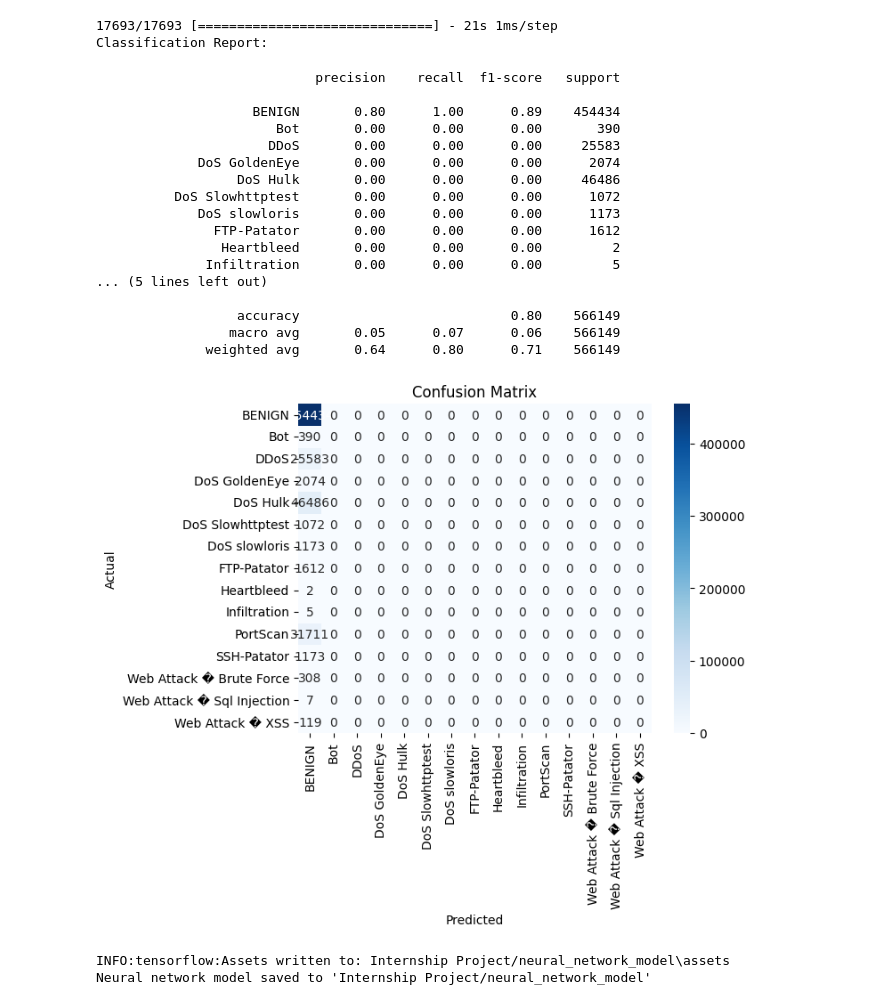
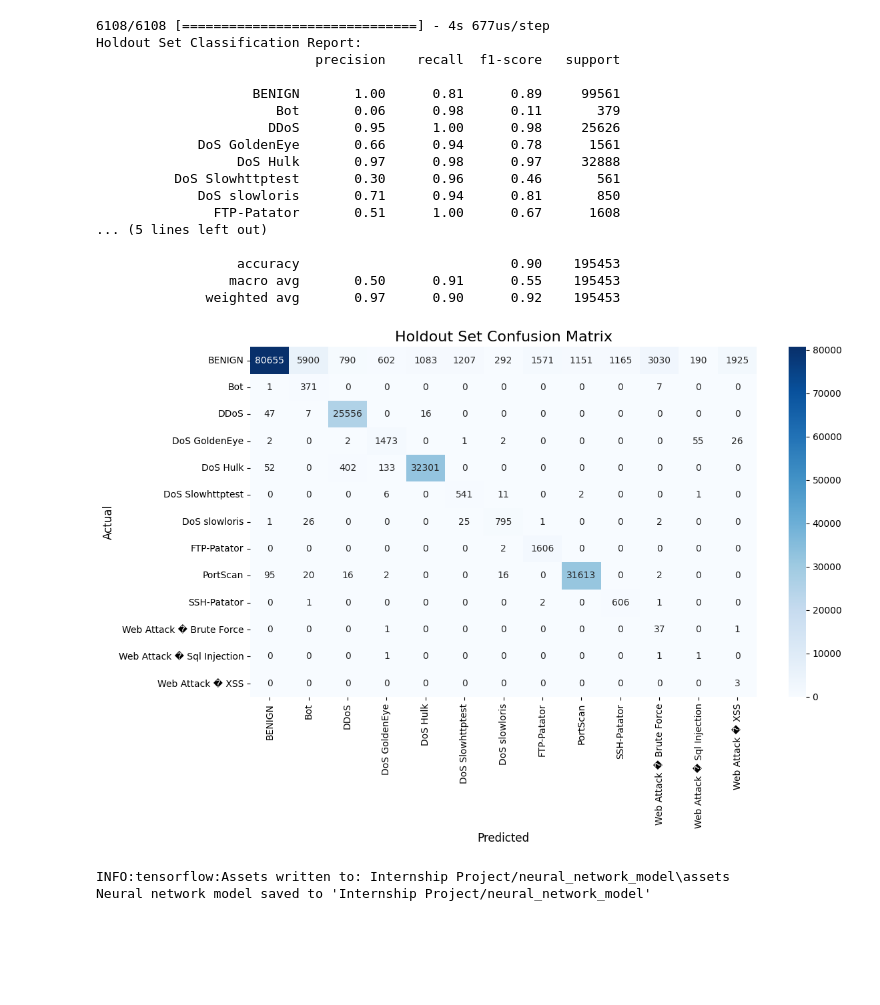
Before and after one commit to kalebhings/Network-Activity-Detection, a Jupyter notebook: NeuralNetworkModel.ipynb, the cells around one changed output. Saved outputs shown, nothing was run; the diff lists cells and outputs as text; code cells hidden in the pictures; blank space fills up the shorter version.

```diff
--- a/NeuralNetworkModel.ipynb
+++ b/NeuralNetworkModel.ipynb
@@ -132,16 +229,16 @@ model.compile(optimizer='adam',
 # %%
-# Add early stopping and learning rate scheduler callbacks
-early_stopping = tf.keras.callbacks.EarlyStopping(
+# Add early stopping and learning rate scheduler
+early_stopping = EarlyStopping(
     monitor='val_loss',
-    patience=5,  # Number of epochs with no improvement after which training will be stopped
+    patience=12,
     restore_best_weights=True
 )
 
-reduce_lr = tf.keras.callbacks.ReduceLROnPlateau(
+reduce_lr = ReduceLROnPlateau(
     monitor='val_loss',
     factor=0.2,
-    patience=3,  # Number of epochs with no improvement before reducing the learning rate
-    min_lr=1e-6  # Minimum learning rate
+    patience=5,
+    min_lr=0.00001
 )
 
 # Train the model
@@ -149,9 +246,9 @@ print("Training the neural network with early stopping and learning rate schedul
 history = model.fit(
     X_train,
     y_train,
-    epochs=100,  # Set a high number of epochs; early stopping will prevent overtraining
-    batch_size=128,
-    validation_split=0.2,
+    epochs=150,
+    batch_size=500,
+    validation_data=(X_validation, y_validation),
     verbose=2,
     callbacks=[early_stopping, reduce_lr]
 )
@@ -181,38 +273,40 @@ Test Accuracy: 0.8026756048202515
 # %%
-# Generate predictions and classification report
-y_pred = np.argmax(model.predict(X_test), axis=1)
-print("Classification Report:")
-print(classification_report(y_test, y_pred, target_names=label_encoder.classes_))
+# Evaluate the model on the holdout set
+y_holdout_pred_prob = model.predict(X_holdout)
+y_holdout_pred = np.argmax(y_holdout_pred_prob, axis=1)
+
+print("Holdout Set Classification Report:")
+print(classification_report(y_holdout, y_holdout_pred, target_names=label_encoder.classes_))
 # %% [output]
-17693/17693 [==============================] - 21s 1ms/step
-Classification Report:
+6108/6108 [==============================] - 4s 677us/step
+Holdout Set Classification Report:
+                            precision    recall  f1-score   support
+
+                    BENIGN       1.00      0.81      0.89     99561
+                       Bot       0.06      0.98      0.11       379
+                      DDoS       0.95      1.00      0.98     25626
+             DoS GoldenEye       0.66      0.94      0.78      1561
+                  DoS Hulk       0.97      0.98      0.97     32888
+          DoS Slowhttptest       0.30      0.96      0.46       561
+             DoS slowloris       0.71      0.94      0.81       850
+               FTP-Patator       0.51      1.00      0.67      1608
+... (5 lines left out)
+
+                  accuracy                           0.90    195453
+                 macro avg       0.50      0.91      0.55    195453
+              weighted avg       0.97      0.90      0.92    195453
-                            precision    recall  f1-score   support
-
-                    BENIGN       0.80      1.00      0.89    454434
-                       Bot       0.00      0.00      0.00       390
-                      DDoS       0.00      0.00      0.00     25583
-             DoS GoldenEye       0.00      0.00      0.00      2074
-                  DoS Hulk       0.00      0.00      0.00     46486
-          DoS Slowhttptest       0.00      0.00      0.00      1072
-             DoS slowloris       0.00      0.00      0.00      1173
-               FTP-Patator       0.00      0.00      0.00      1612
-                Heartbleed       0.00      0.00      0.00         2
-              Infiltration       0.00      0.00      0.00         5
-... (5 lines left out)
-
-                  accuracy                           0.80    566149
-                 macro avg       0.05      0.07      0.06    566149
-              weighted avg       0.64      0.80      0.71    566149
 # %%
-# Plot confusion matrix
-cm = confusion_matrix(y_test, y_pred)
-sns.heatmap(cm, annot=True, fmt='d', cmap='Blues', xticklabels=label_encoder.classes_, yticklabels=label_encoder.classes_)
-plt.xlabel('Predicted')
-plt.ylabel('Actual')
-plt.title('Confusion Matrix')
+conf_matrix_holdout = confusion_matrix(y_holdout, y_holdout_pred)
+fig, ax = plt.subplots(figsize=(12, 8))
+sns.heatmap(conf_matrix_holdout, annot=True, fmt="d", cmap="Blues",
+            xticklabels=label_encoder.classes_, yticklabels=label_encoder.classes_, ax=ax)
+plt.title("Holdout Set Confusion Matrix", fontsize=16)
+plt.xlabel("Predicted", fontsize=12)
+plt.ylabel("Actual", fontsize=12)
+plt.tight_layout()
 plt.show()
 # %% [output]
-[figure, old version]
+[figure, new version]
 # %%
 # Save the trained model
 model.save('Internship Project/neural_network_model')
```
Also changed, not shown: parts of 19 cells of this notebook.
